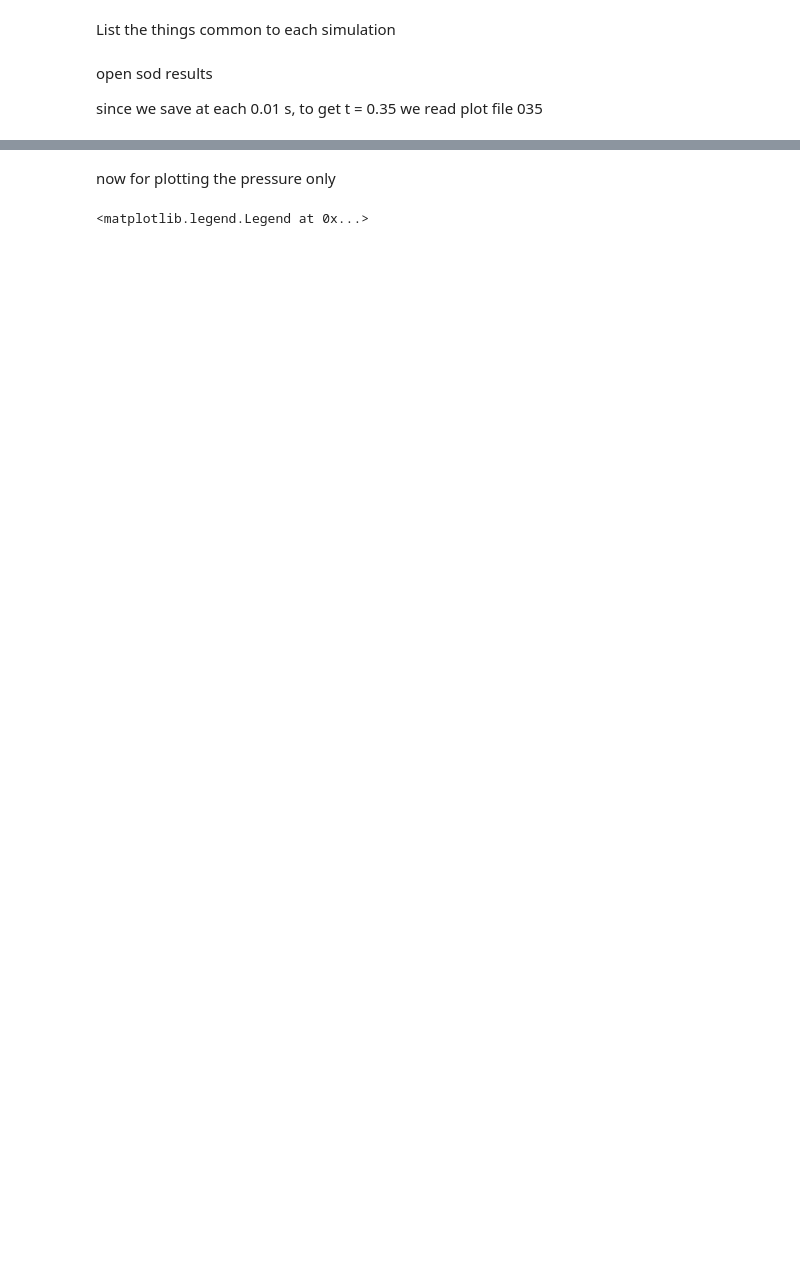
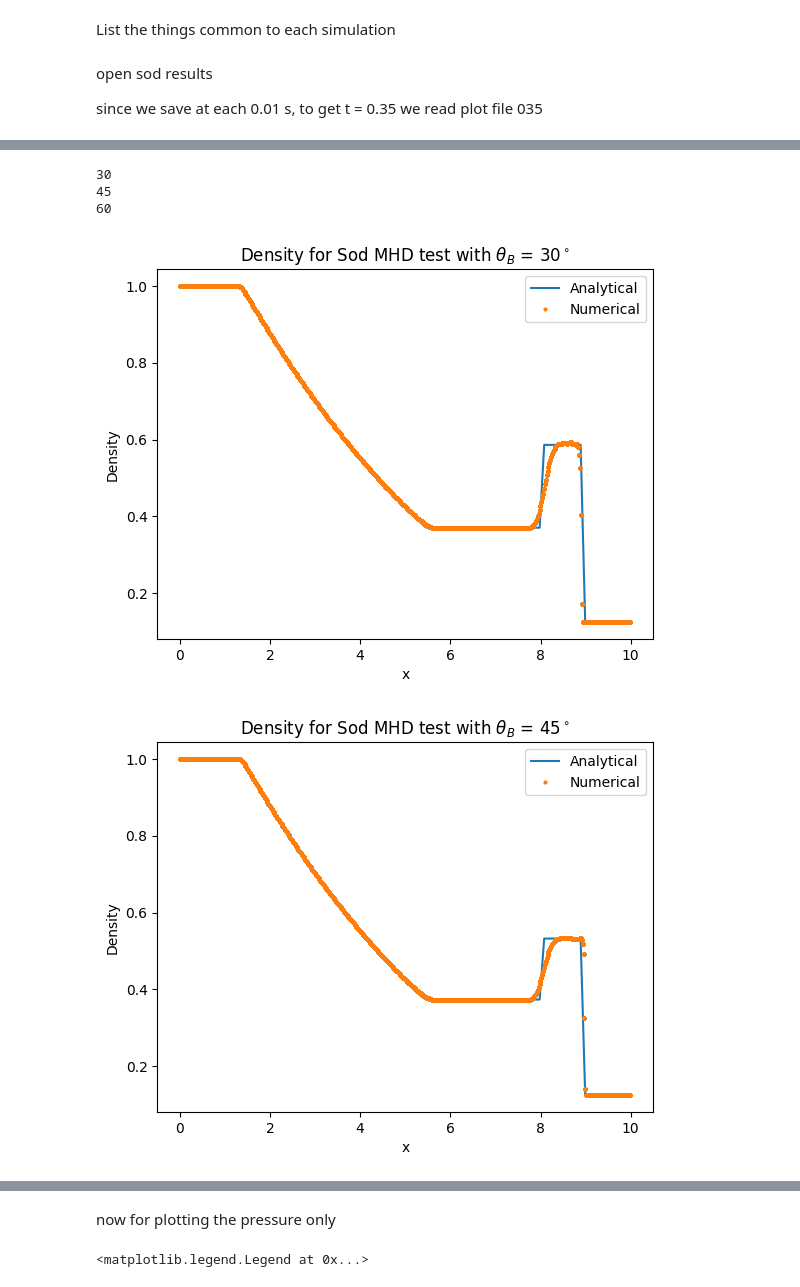
Before and after one commit to kwat0308/crbowshock_analysis_tools, a Jupyter notebook: calculate_sod_tests/plot_sod_mgob.ipynb, the cells around one changed output, grey strips where cells are left out. Drawn from its saved outputs; the diff is of its cells as text; code cells hidden in the pictures; blank space fills up the shorter version.

```diff
--- a/calculate_sod_tests/plot_sod_mgob.ipynb
+++ b/calculate_sod_tests/plot_sod_mgob.ipynb
@@ -167,0 +185,20 @@ for i, thetaB in enumerate(thetaBs):
+# %%
+for i, thetaB in enumerate(thetaBs):
+    print(thetaB)
+    fig, ax = plt.subplots()
+    for k, param in enumerate(params):
+        if param != "dens":
+            continue
+        ax.plot(xthr_arr + xmid, sim_params_thr_arr[i,k,:], label="Analytical")
+        ax.plot(xcoord_arr, sim_params_arr[i][k], ls="", marker="o", ms=2.0, label="Numerical")
+
+    ax.legend()
+    ax.set_xlabel("x")
+    ax.set_ylabel("Density")
+    ax.set_title(rf"Density for Sod MHD test with $\theta_B$ = {thetaB}$^\circ$")
+# %% [output]
+30
+45
+60
+[figure, added]
+[figure, added]
```
Also changed, not shown: parts of 7 cells of this notebook, 6 other files.
